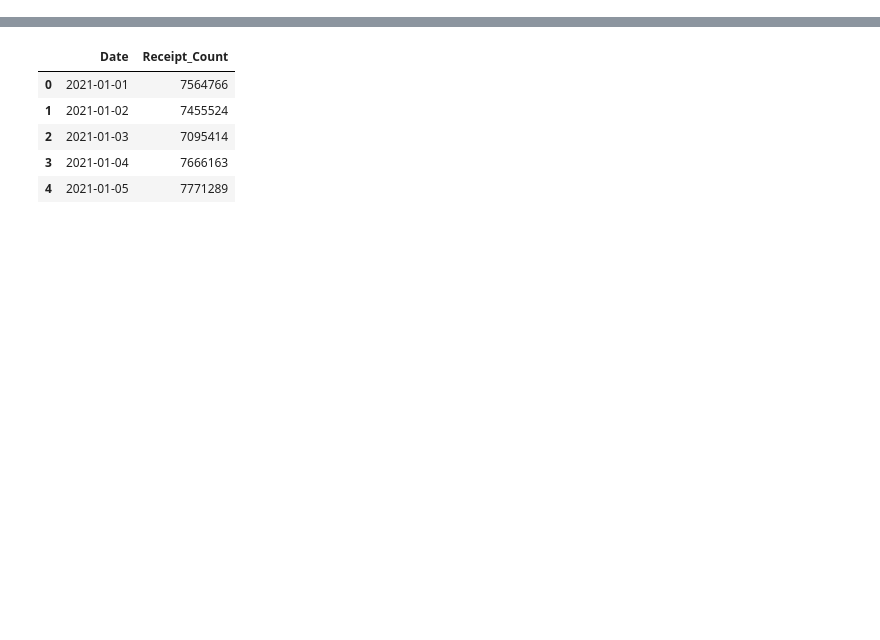
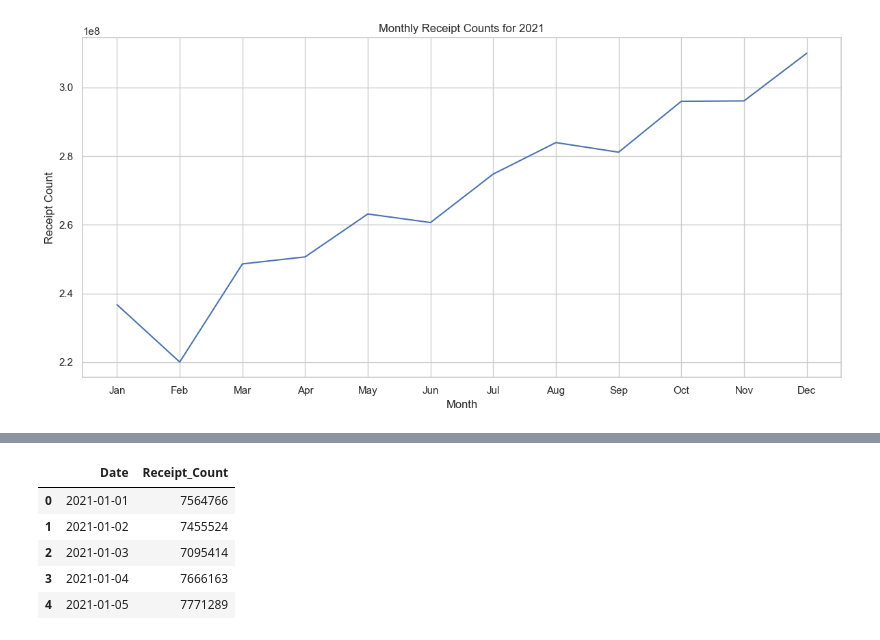
Before and after one commit to pdh1181/Fetch_take_home_exercise, a Jupyter notebook: ml_engg.ipynb, the cells around one changed output, grey strips where cells are left out. Cells and saved outputs as stored; diff of their text form; code cells hidden in the pictures; blank space fills up the shorter version.

```diff
--- a/ml_engg.ipynb
+++ b/ml_engg.ipynb
@@ -7,0 +65,20 @@ warnings.filterwarnings('ignore')
+# %%
+# Extract day, month and year from the Date column
+df['Month'] = df['Date'].dt.month
+df['Year'] = df['Date'].dt.year
+df['Day'] = df['Date'].dt.year
+df['Weekday'] = df['Date'].dt.weekday
+# %%
+# Aggregating the receipt counts by month
+monthly_receipts = df.groupby('Month')['Receipt_Count'].sum().reset_index()
+
+plt.figure(figsize=(12, 6))
+sns.lineplot(x='Month', y='Receipt_Count', data=monthly_receipts, palette='viridis')
+plt.title('Monthly Receipt Counts for 2021')
+plt.xlabel('Month')
+plt.ylabel('Receipt Count')
+plt.xticks(range(1, 13), ['Jan', 'Feb', 'Mar', 'Apr', 'May', 'Jun', 'Jul', 'Aug', 'Sep', 'Oct', 'Nov', 'Dec'])
+plt.tight_layout()
+plt.show()
+# %% [output]
+[figure, added]
```
Also changed, not shown: parts of 21 cells of this notebook.
